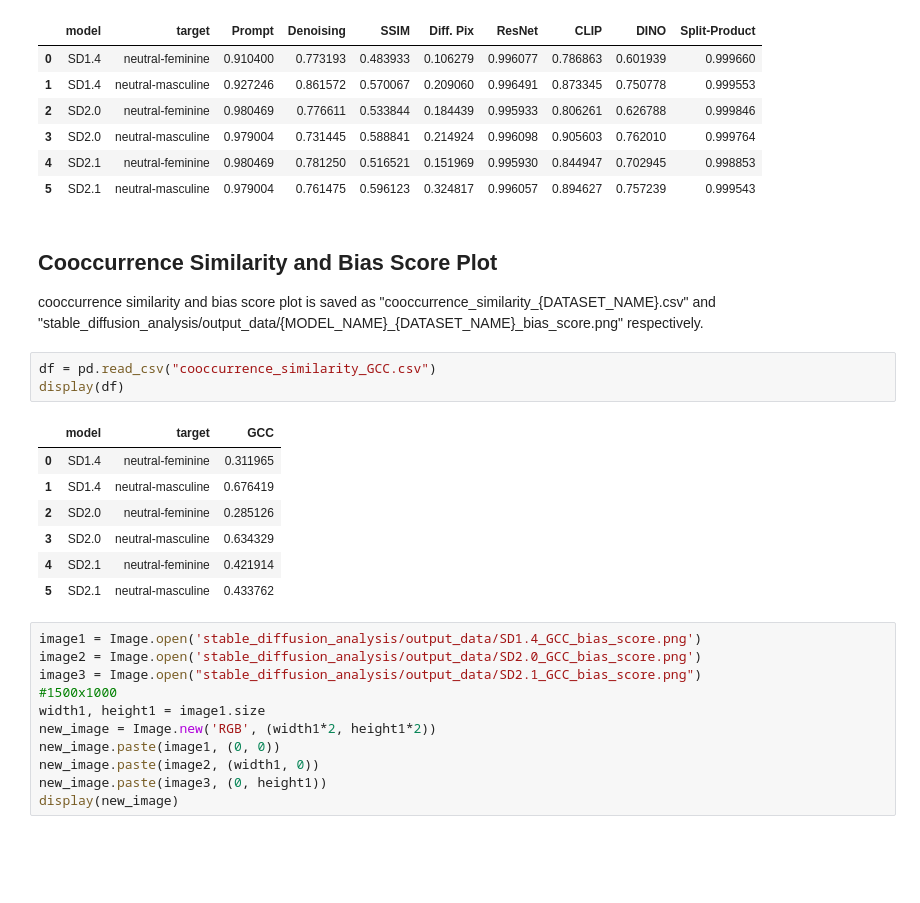
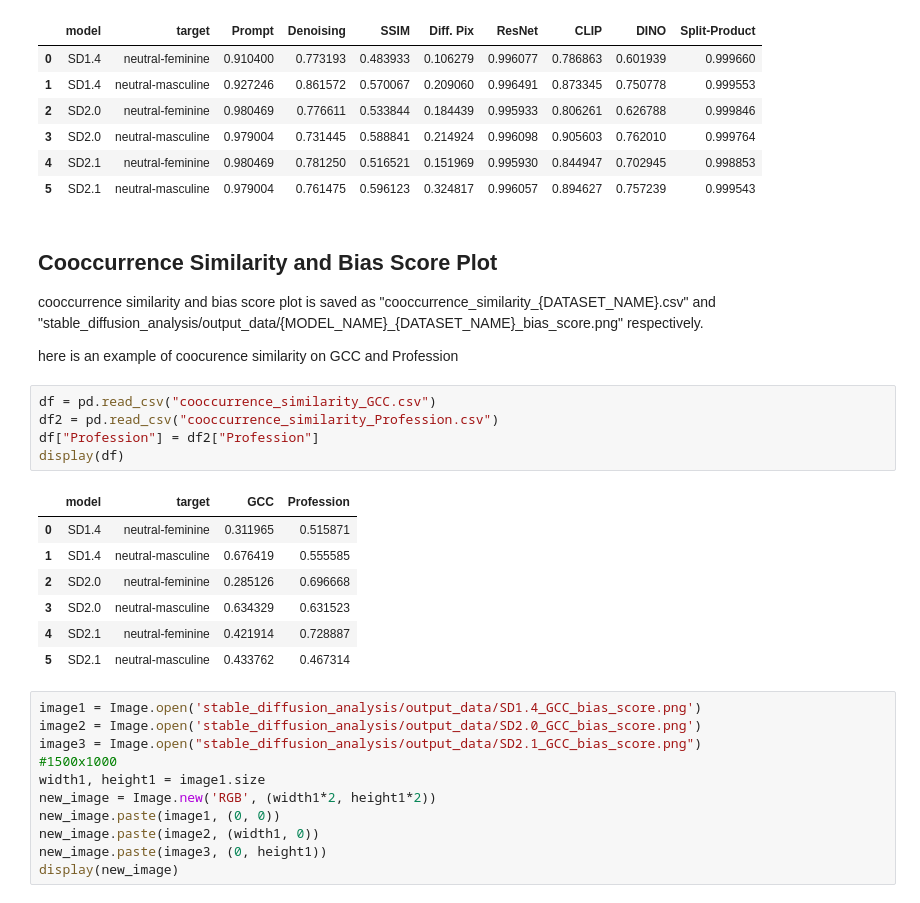
Before and after one commit to tti440/StableDiffusion_Analysis, a Jupyter notebook: stable_diffusion_analysis/example.ipynb, the cells around one changed output. Drawn from its saved outputs; the diff is of its cells as text; blank space fills up the shorter version.

Commit message:
Update example.ipynb
it contains plots from Profession

```diff
--- a/stable_diffusion_analysis/example.ipynb
+++ b/stable_diffusion_analysis/example.ipynb
@@ -44,17 +44,21 @@ display(df)
 ## Cooccurrence Similarity and Bias Score Plot ##
 
 cooccurrence similarity and bias score plot is saved as "cooccurrence_similarity_{DATASET_NAME}.csv" and "stable_diffusion_analysis/output_data/{MODEL_NAME}_{DATASET_NAME}_bias_score.png" respectively.
+
+here is an example of coocurence similarity on GCC and Profession
 # %%
 df = pd.read_csv("cooccurrence_similarity_GCC.csv")
+df2 = pd.read_csv("cooccurrence_similarity_Profession.csv")
+df["Profession"] = df2["Profession"]
 display(df)
 # %% [output]
-|  | model | target | GCC |
-| 0 | SD1.4 | neutral-feminine | 0.311965 |
-| 1 | SD1.4 | neutral-masculine | 0.676419 |
-| 2 | SD2.0 | neutral-feminine | 0.285126 |
-| 3 | SD2.0 | neutral-masculine | 0.634329 |
-| 4 | SD2.1 | neutral-feminine | 0.421914 |
-| 5 | SD2.1 | neutral-masculine | 0.433762 |
+|  | model | target | GCC | Profession |
+| 0 | SD1.4 | neutral-feminine | 0.311965 | 0.515871 |
+| 1 | SD1.4 | neutral-masculine | 0.676419 | 0.555585 |
+| 2 | SD2.0 | neutral-feminine | 0.285126 | 0.696668 |
+| 3 | SD2.0 | neutral-masculine | 0.634329 | 0.631523 |
+| 4 | SD2.1 | neutral-feminine | 0.421914 | 0.728887 |
+| 5 | SD2.1 | neutral-masculine | 0.433762 | 0.467314 |
 # %%
 image1 = Image.open('stable_diffusion_analysis/output_data/SD1.4_GCC_bias_score.png')
 image2 = Image.open('stable_diffusion_analysis/output_data/SD2.0_GCC_bias_score.png')
```
Also changed, not shown: parts of 3 cells of this notebook.
